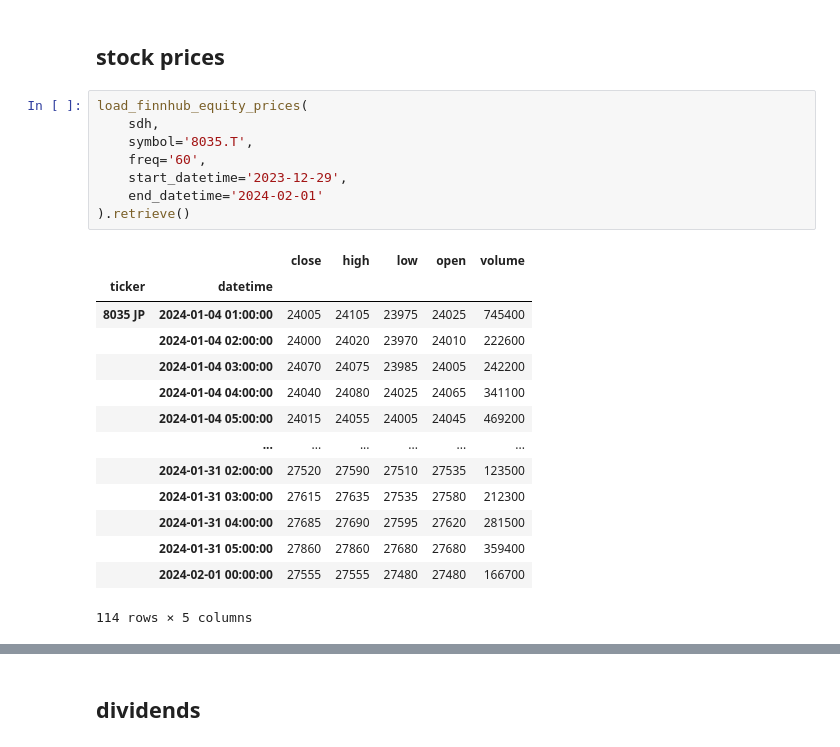
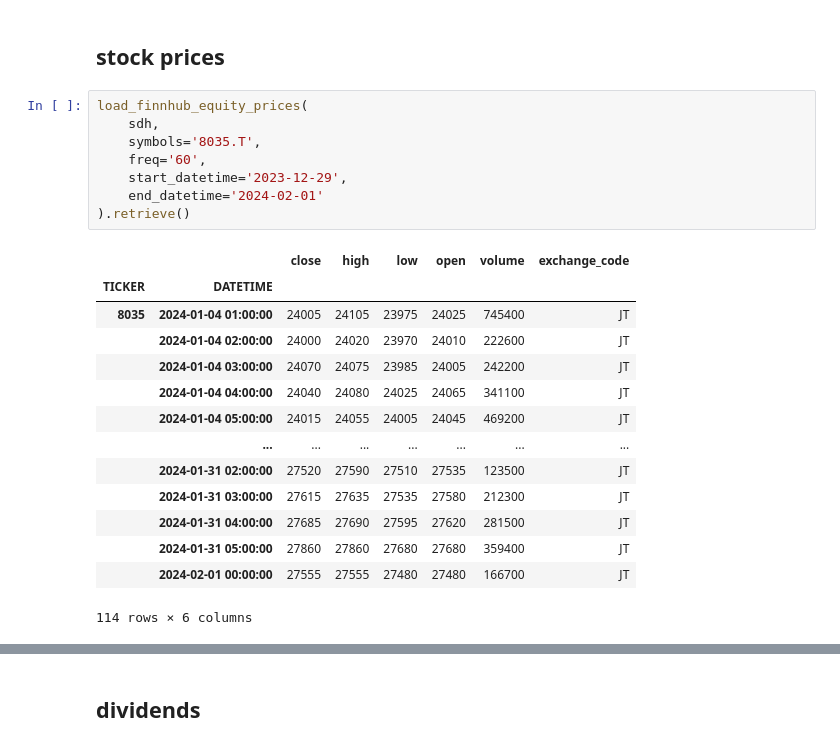
Before and after one commit to aiqindex/sample_notebooks, a Jupyter notebook: data/base/load_finnhub_market_prices.ipynb, the cells around one changed output, grey strips where cells are left out. Drawn from its saved outputs; the diff is of its cells as text.

```diff
--- a/data/base/load_finnhub_market_prices.ipynb
+++ b/data/base/load_finnhub_market_prices.ipynb
@@ -19,26 +19,26 @@ sdh = DAL()
 # %%
 load_finnhub_equity_prices(
     sdh,
-    symbol='8035.T',
+    symbols='8035.T',
     freq='60',
     start_datetime='2023-12-29',
     end_datetime='2024-02-01'
 ).retrieve()
 # %% [output]
-|  |  | close | high | low | open | volume |
-| ticker | datetime |  |  |  |  |  |
-| 8035 JP | 2024-01-04 01:00:00 | 24005 | 24105 | 23975 | 24025 | 745400 |
-|  | 2024-01-04 02:00:00 | 24000 | 24020 | 23970 | 24010 | 222600 |
-|  | 2024-01-04 03:00:00 | 24070 | 24075 | 23985 | 24005 | 242200 |
-|  | 2024-01-04 04:00:00 | 24040 | 24080 | 24025 | 24065 | 341100 |
-|  | 2024-01-04 05:00:00 | 24015 | 24055 | 24005 | 24045 | 469200 |
-|  | ... | ... | ... | ... | ... | ... |
-|  | 2024-01-31 02:00:00 | 27520 | 27590 | 27510 | 27535 | 123500 |
-|  | 2024-01-31 03:00:00 | 27615 | 27635 | 27535 | 27580 | 212300 |
-|  | 2024-01-31 04:00:00 | 27685 | 27690 | 27595 | 27620 | 281500 |
-|  | 2024-01-31 05:00:00 | 27860 | 27860 | 27680 | 27680 | 359400 |
-|  | 2024-02-01 00:00:00 | 27555 | 27555 | 27480 | 27480 | 166700 |
+|  |  | close | high | low | open | volume | exchange_code |
+| TICKER | DATETIME |  |  |  |  |  |  |
+| 8035 | 2024-01-04 01:00:00 | 24005 | 24105 | 23975 | 24025 | 745400 | JT |
+|  | 2024-01-04 02:00:00 | 24000 | 24020 | 23970 | 24010 | 222600 | JT |
+|  | 2024-01-04 03:00:00 | 24070 | 24075 | 23985 | 24005 | 242200 | JT |
+|  | 2024-01-04 04:00:00 | 24040 | 24080 | 24025 | 24065 | 341100 | JT |
+|  | 2024-01-04 05:00:00 | 24015 | 24055 | 24005 | 24045 | 469200 | JT |
+|  | ... | ... | ... | ... | ... | ... | ... |
+|  | 2024-01-31 02:00:00 | 27520 | 27590 | 27510 | 27535 | 123500 | JT |
+|  | 2024-01-31 03:00:00 | 27615 | 27635 | 27535 | 27580 | 212300 | JT |
+|  | 2024-01-31 04:00:00 | 27685 | 27690 | 27595 | 27620 | 281500 | JT |
+|  | 2024-01-31 05:00:00 | 27860 | 27860 | 27680 | 27680 | 359400 | JT |
+|  | 2024-02-01 00:00:00 | 27555 | 27555 | 27480 | 27480 | 166700 | JT |
-114 rows × 5 columns
+114 rows × 6 columns
 # %%
 load_finnhub_equity_prices(
     sdh,
```
Also changed, not shown: parts of 10 cells of this notebook, 5 other files.
